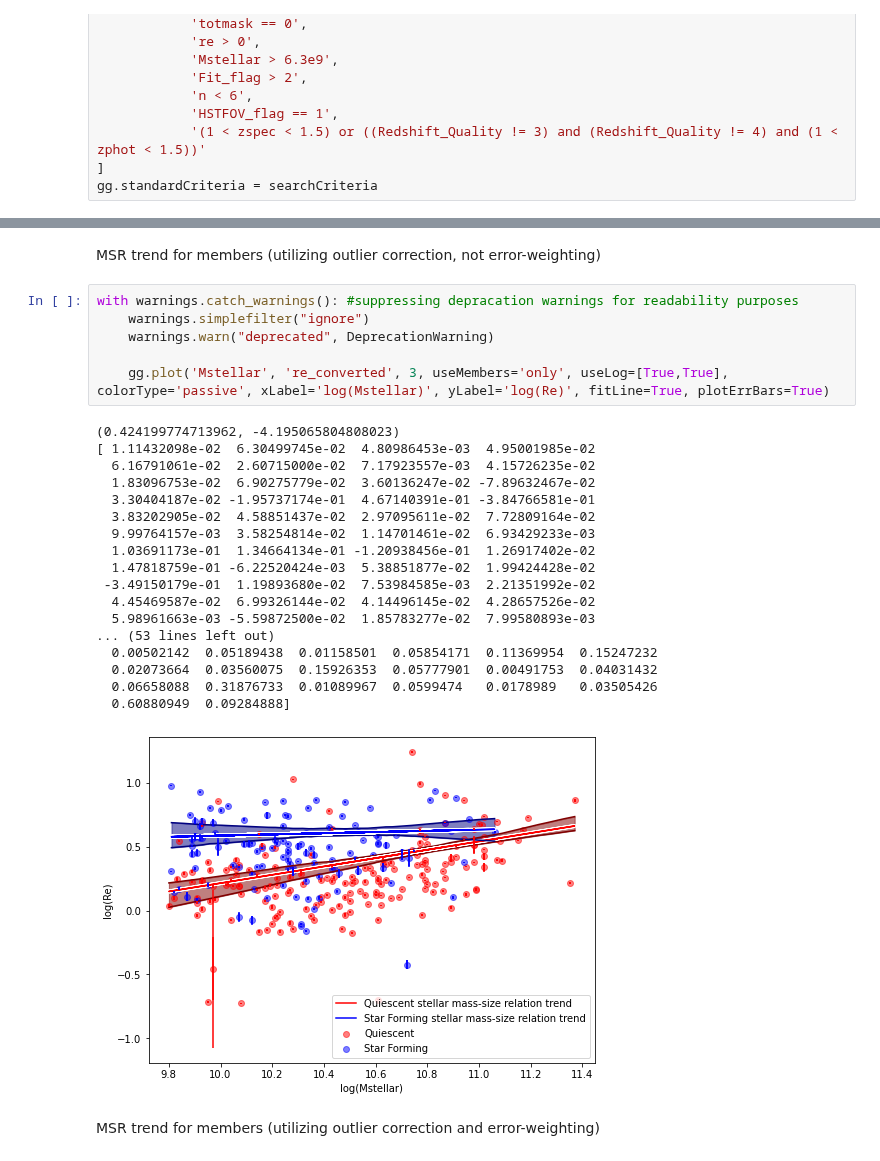
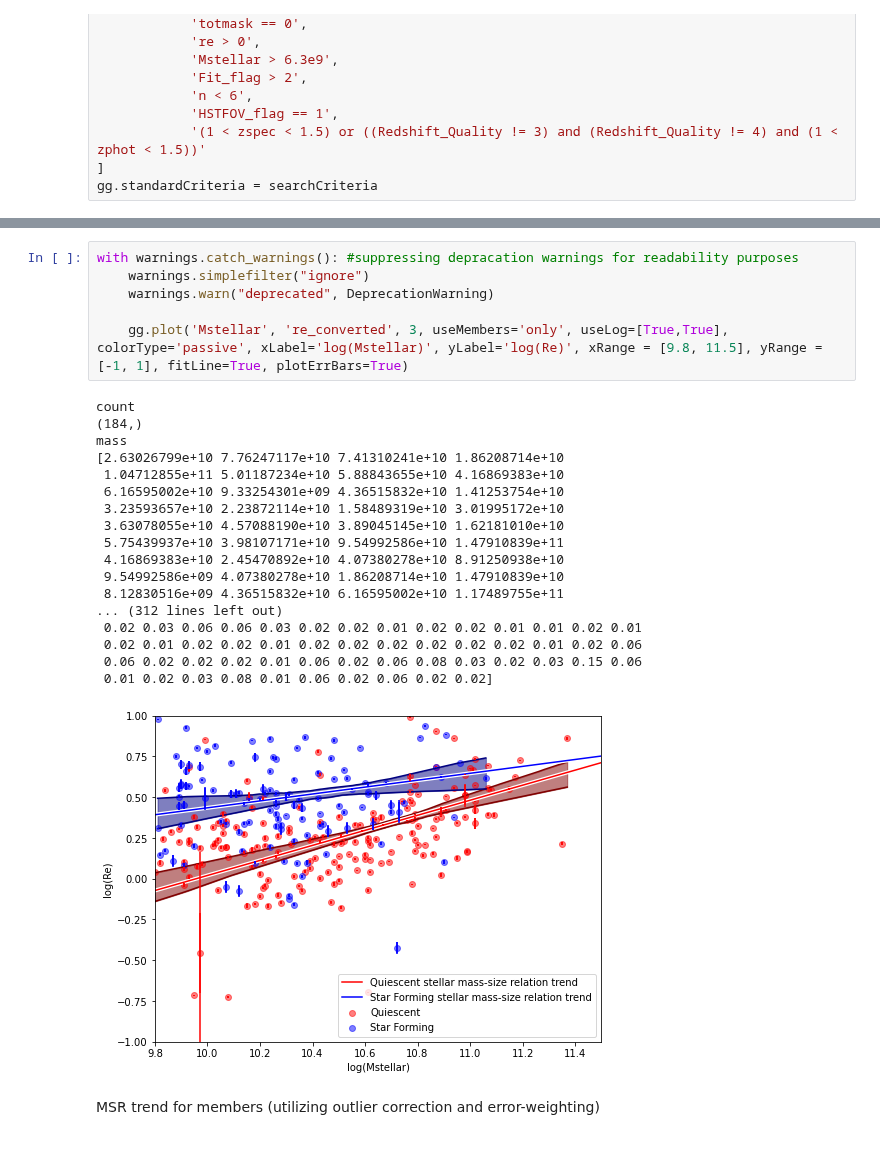
Before and after one commit to FreemanSpray/GOGREEN-Research, a Jupyter notebook: Notebooks/main.ipynb, the cells around one changed output, grey strips where cells are left out. Saved outputs shown, nothing was run; the diff lists cells and outputs as text.

```diff
--- a/Notebooks/main.ipynb
+++ b/Notebooks/main.ipynb
@@ -66,30 +65,28 @@ with warnings.catch_warnings(): #suppressing depracation warnings for readabilit
-# %% [markdown]
-MSR trend for members (utilizing outlier correction, not error-weighting)
 # %%
 with warnings.catch_warnings(): #suppressing depracation warnings for readability purposes
     warnings.simplefilter("ignore")
     warnings.warn("deprecated", DeprecationWarning)
 
-    gg.plot('Mstellar', 're_converted', 3, useMembers='only', useLog=[True,True], colorType='passive', xLabel='log(Mstellar)', yLabel='log(Re)', fitLine=True, plotErrBars=True)
+    gg.plot('Mstellar', 're_converted', 3, useMembers='only', useLog=[True,True], colorType='passive', xLabel='log(Mstellar)', yLabel='log(Re)', xRange = [9.8, 11.5], yRange = [-1, 1], fitLine=True, plotErrBars=True)
 # %% [output]
-(0.424199774713962, -4.195065804808023)
-[ 1.11432098e-02  6.30499745e-02  4.80986453e-03  4.95001985e-02
-  6.16791061e-02  2.60715000e-02  7.17923557e-03  4.15726235e-02
-  1.83096753e-02  6.90275779e-02  3.60136247e-02 -7.89632467e-02
-  3.30404187e-02 -1.95737174e-01  4.67140391e-01 -3.84766581e-01
-  3.83202905e-02  4.58851437e-02  2.97095611e-02  7.72809164e-02
-  9.99764157e-03  3.58254814e-02  1.14701461e-02  6.93429233e-03
-  1.03691173e-01  1.34664134e-01 -1.20938456e-01  1.26917402e-02
-  1.47818759e-01 -6.22520424e-03  5.38851877e-02  1.99424428e-02
- -3.49150179e-01  1.19893680e-02  7.53984585e-03  2.21351992e-02
-  4.45469587e-02  6.99326144e-02  4.14496145e-02  4.28657526e-02
-  5.98961663e-03 -5.59872500e-02  1.85783277e-02  7.99580893e-03
-... (53 lines left out)
-  0.00502142  0.05189438  0.01158501  0.05854171  0.11369954  0.15247232
-  0.02073664  0.03560075  0.15926353  0.05777901  0.00491753  0.04031432
-  0.06658088  0.31876733  0.01089967  0.0599474   0.0178989   0.03505426
-  0.60880949  0.09284888]
+count
+(184,)
+mass
+[2.63026799e+10 7.76247117e+10 7.41310241e+10 1.86208714e+10
+ 1.04712855e+11 5.01187234e+10 5.88843655e+10 4.16869383e+10
+ 6.16595002e+10 9.33254301e+09 4.36515832e+10 1.41253754e+10
+ 3.23593657e+10 2.23872114e+10 1.58489319e+10 3.01995172e+10
+ 3.63078055e+10 4.57088190e+10 3.89045145e+10 1.62181010e+10
+ 5.75439937e+10 3.98107171e+10 9.54992586e+10 1.47910839e+11
+ 4.16869383e+10 2.45470892e+10 4.07380278e+10 8.91250938e+10
+ 9.54992586e+09 4.07380278e+10 1.86208714e+10 1.47910839e+10
+ 8.12830516e+09 4.36515832e+10 6.16595002e+10 1.17489755e+11
+... (312 lines left out)
+ 0.02 0.03 0.06 0.06 0.03 0.02 0.02 0.01 0.02 0.02 0.01 0.01 0.02 0.01
+ 0.02 0.01 0.02 0.02 0.01 0.02 0.02 0.02 0.02 0.02 0.02 0.01 0.02 0.06
+ 0.06 0.02 0.02 0.02 0.01 0.06 0.02 0.06 0.08 0.03 0.02 0.03 0.15 0.06
+ 0.01 0.02 0.03 0.08 0.01 0.06 0.02 0.06 0.02 0.02]
-[figure, old version]
+[figure, new version]
 # %% [markdown]
 MSR trend for members (utilizing outlier correction and error-weighting)
 # %%
```
Also changed, not shown: parts of 6 cells of this notebook, 1 other file.
